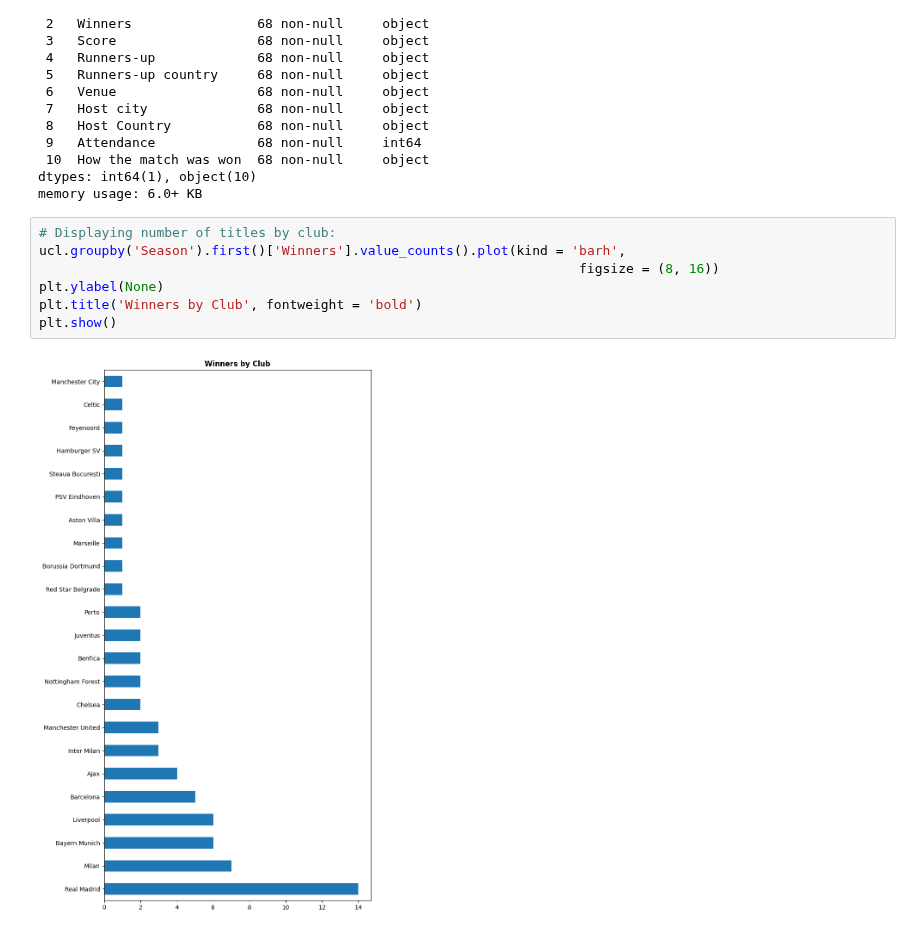
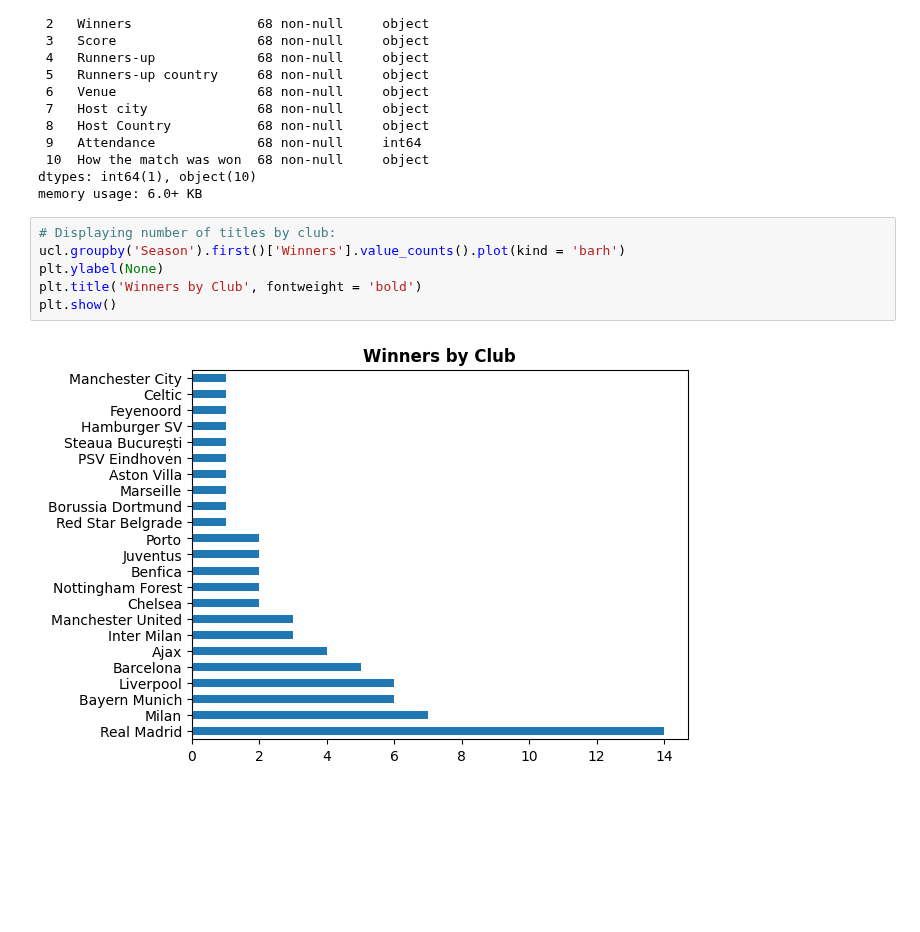
Before and after one commit to guilhermelaviola/SoccerCompetitionsStudy, a Jupyter notebook: UCLStudy.ipynb, the cells around one changed output. Drawn from its saved outputs; the diff is of its cells as text; blank space fills up the shorter version.

Commit message:
I updated the styles of the charts.

```diff
--- a/UCLStudy.ipynb
+++ b/UCLStudy.ipynb
@@ -51,13 +51,12 @@ dtypes: int64(1), object(10)
 memory usage: 6.0+ KB
 # %%
 # Displaying number of titles by club:
-ucl.groupby('Season').first()['Winners'].value_counts().plot(kind = 'barh',
-                                                                     figsize = (8, 16))
+ucl.groupby('Season').first()['Winners'].value_counts().plot(kind = 'barh')
 plt.ylabel(None)
 plt.title('Winners by Club', fontweight = 'bold')
 plt.show()
 # %% [output]
-[figure, old version]
+[figure, new version]
 # %%
 # Displaying number of runners-up by club:
 ucl.groupby('Season').first()['Runners-up'].value_counts().plot(kind = 'barh',
```
Also changed, not shown: parts of 7 cells of this notebook.
